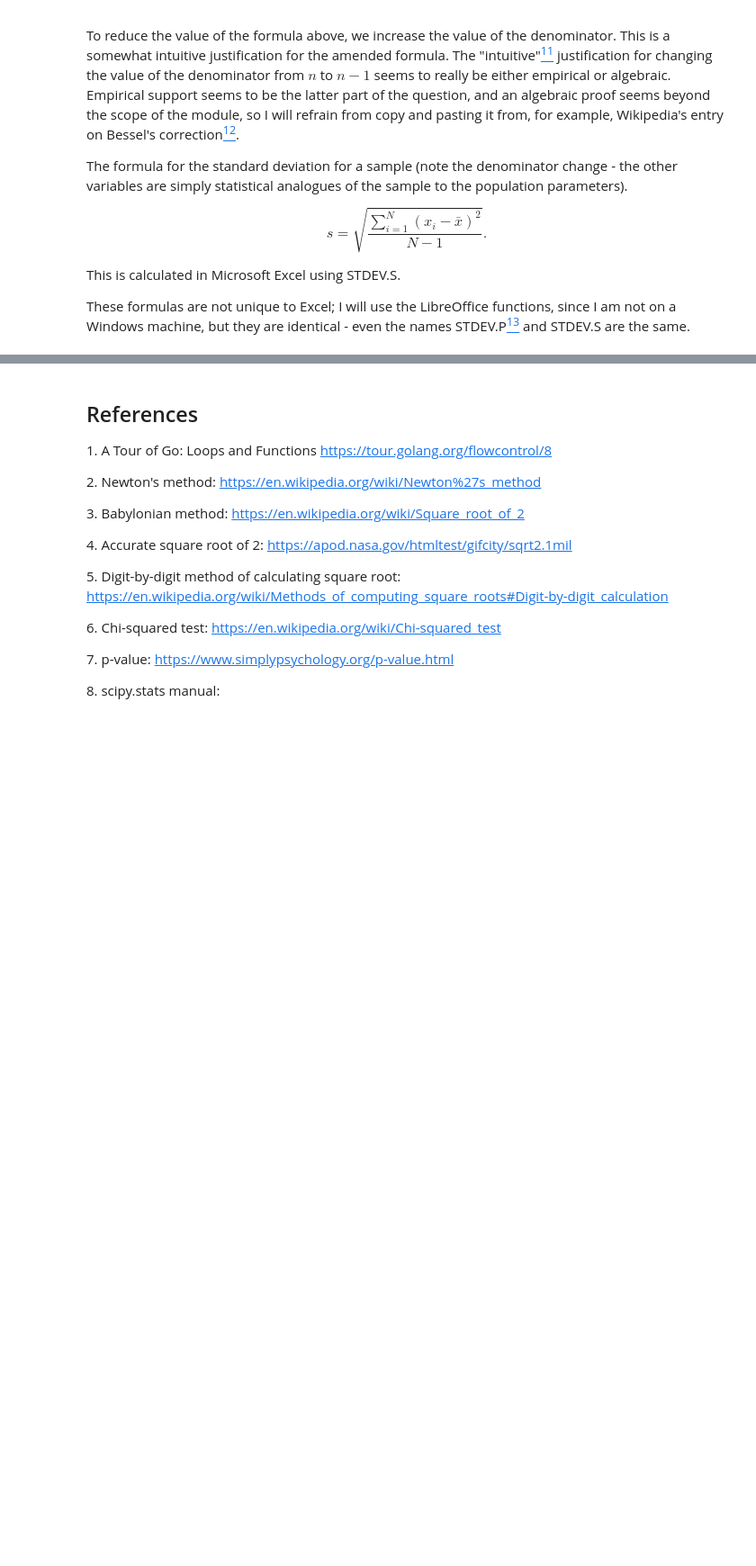
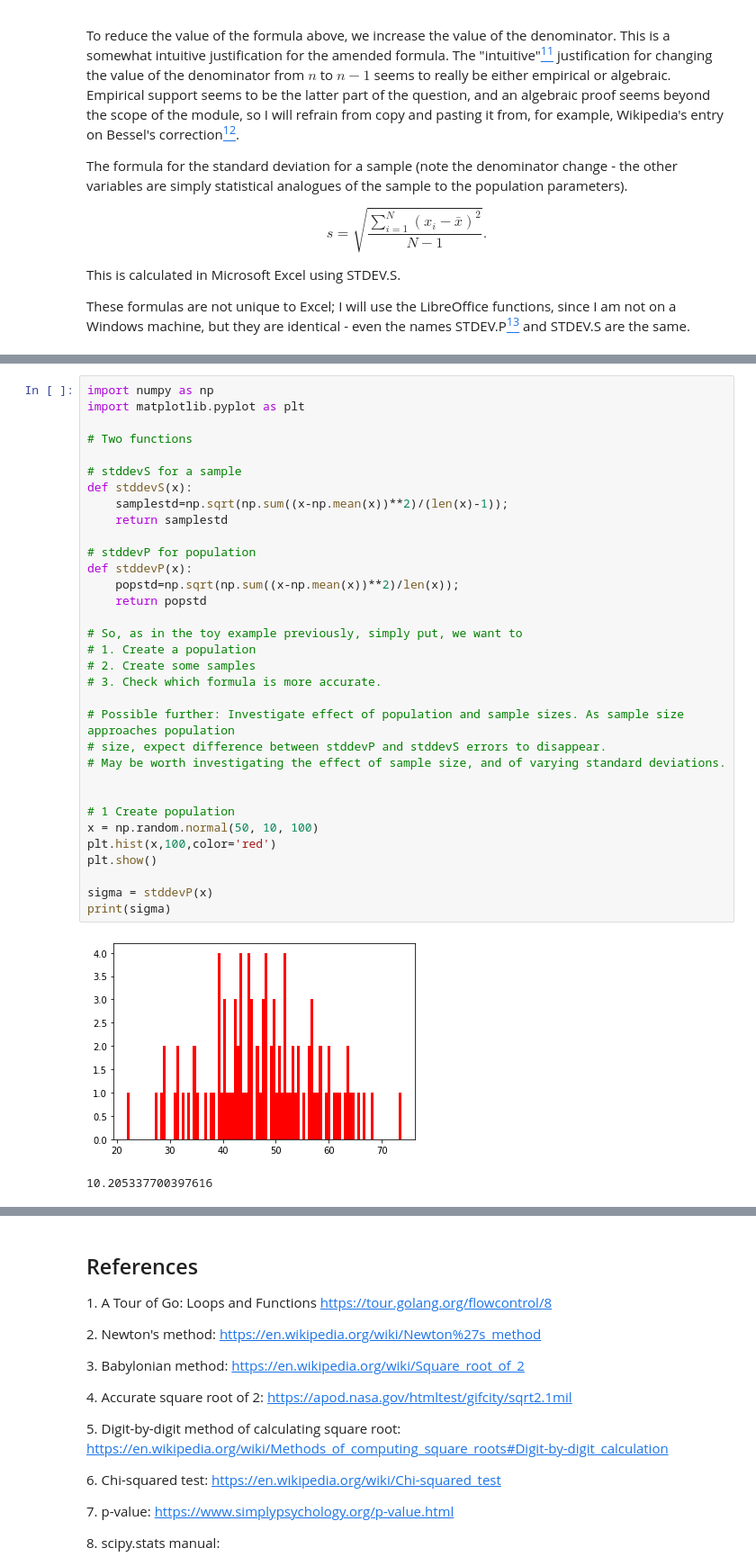
Before and after one commit to HFintan/MLS, a Jupyter notebook: Tasks.ipynb, the cells around one changed output, grey strips where cells are left out. Shown at 90% size. Cells and saved outputs as stored; diff of their text form; blank space fills up the shorter version.

```diff
--- a/Tasks.ipynb
+++ b/Tasks.ipynb
@@ -415,3 +415,39 @@ This seems illustrative that STDEV.S is an improvement over STDEV.P for sufficie
 A quote from Press et al.[<sup>14</sup>](#std-th-si) feels appropriate at this juncture...
 
 *"...if the difference between $n$ and $n-1$ ever matters to you, then you are probably up to no good anyway – e.g. trying to substantiate a questionable hypothesis with marginal data..."*
+# %%
+import numpy as np
+import matplotlib.pyplot as plt
+
+# Two functions
+
+# stddevS for a sample
+def stddevS(x):
+    samplestd=np.sqrt(np.sum((x-np.mean(x))**2)/(len(x)-1));
+    return samplestd
+
+# stddevP for population
+def stddevP(x):
+    popstd=np.sqrt(np.sum((x-np.mean(x))**2)/len(x));
+    return popstd
+
+# So, as in the toy example previously, simply put, we want to
+# 1. Create a population
+# 2. Create some samples
+# 3. Check which formula is more accurate.
+
+# Possible further: Investigate effect of population and sample sizes. As sample size approaches population
+# size, expect difference between stddevP and stddevS errors to disappear.
+# May be worth investigating the effect of sample size, and of varying standard deviations.
+
+
+# 1 Create population
+x = np.random.normal(50, 10, 100)
+plt.hist(x,100,color='red')
+plt.show()
+
+sigma = stddevP(x)
+print(sigma)
+# %% [output]
+[figure, added]
+10.205337700397616
```
Also changed, not shown: parts of 7 cells of this notebook, 3 other files.
